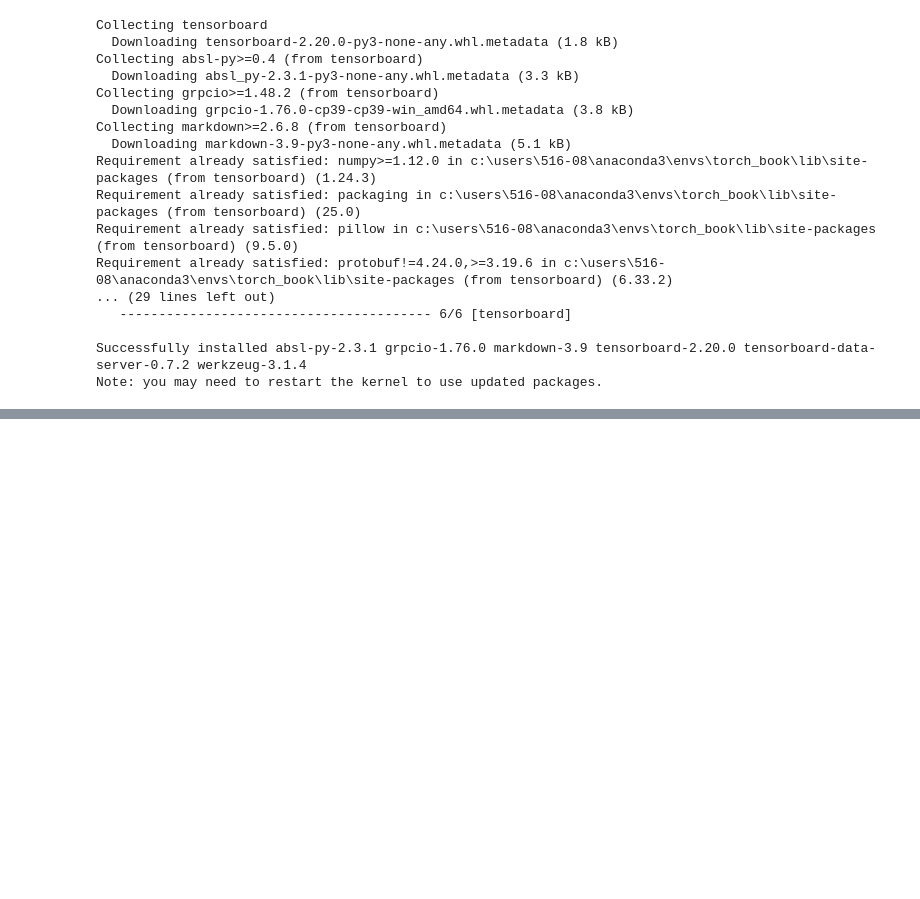
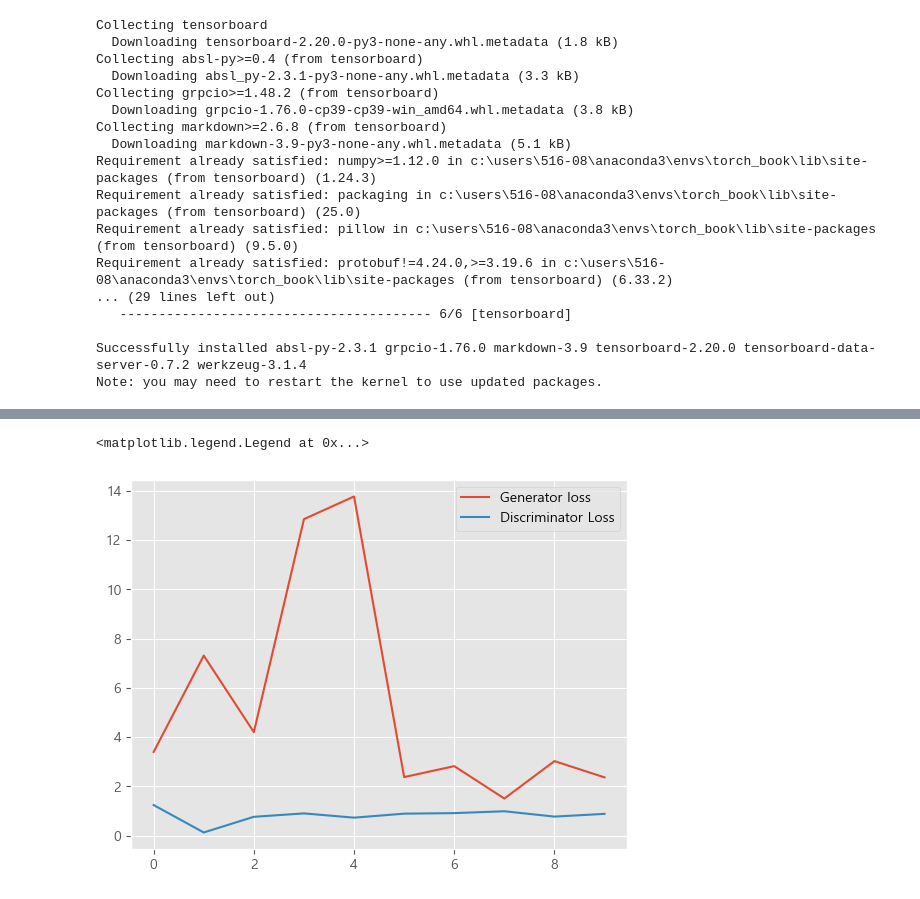
Before and after one commit to ljsoung/PyTorch, a Jupyter notebook: chap13.ipynb, the cells around one changed output, grey strips where cells are left out. Drawn from its saved outputs; the diff is of its cells as text; code cells hidden in the pictures; blank space fills up the shorter version.

```diff
--- a/chap13.ipynb
+++ b/chap13.ipynb
@@ -424,0 +553,38 @@ Note: you may need to restart the kernel to use updated packages.
+# %%
+def train_generator(optimizer, data_fake):
+    b_size = data_fake.size(0)
+    real_label = torch.ones(b_size, 1).to(device)
+    optimizer.zero_grad()
+    output = discriminator(data_fake)
+    loss = criterion(output, real_label)
+    loss.backward()
+    optimizer.step()
+    return loss
+# %%
+generator.train()
+discriminator.train()
+
+for epoch in range(epochs):
+    loss_g = 0.0
+    loss_d = 0.0
+    for idx, data in tqdm(enumerate(train_loader), total=int(len(train_dataset)/train_loader.batch_size)):
+        image, _ = data
+        image = image.to(device)
+        b_size = len(image)
+        for step in range(k):
+            data_fake = generator(torch.randn(b_size, nz).to(device)).detach()
+            data_real = image
+            loss_d += train_discriminator(optim_d, data_real, data_fake)
+        data_fake = generator(torch.randn(b_size, nz).to(device))
+        loss_g += train_generator(optim_g, data_fake)
+    generated_img = generator(torch.randn(b_size, nz).to(device)).cpu().detach()
+    generated_img = make_grid(generated_img)
+    save_generator_image(generated_img, f"C:\deep\chap13\img\gen_img{epoch}.png")
+    images.append(generated_img)
+    epoch_loss_g = loss_g / idx
+    epoch_loss_d = loss_d / idx
+    losses_g.append(epoch_loss_g)
+    losses_d.append(epoch_loss_d)
+
+    print(f"Epoch {epoch} of {epochs}")
+    print(f"Generator loss: {epoch_loss_g:.8f}, Discriminator loss: {epoch_loss_d:.8f}")
@@ -424,0 +612,10 @@ Note: you may need to restart the kernel to use updated packages.
+# %%
+plt.figure()
+losses_g = [fl.item() for fl in losses_g]
+plt.plot(losses_g, label='Generator loss')
+losses_d = [f2.item() for f2 in losses_d]
+plt.plot(losses_d, label='Discriminator Loss')
+plt.legend()
+# %% [output]
+<matplotlib.legend.Legend at 0x...>
+[figure, added]
```
Also changed, not shown: parts of 12 cells of this notebook.
